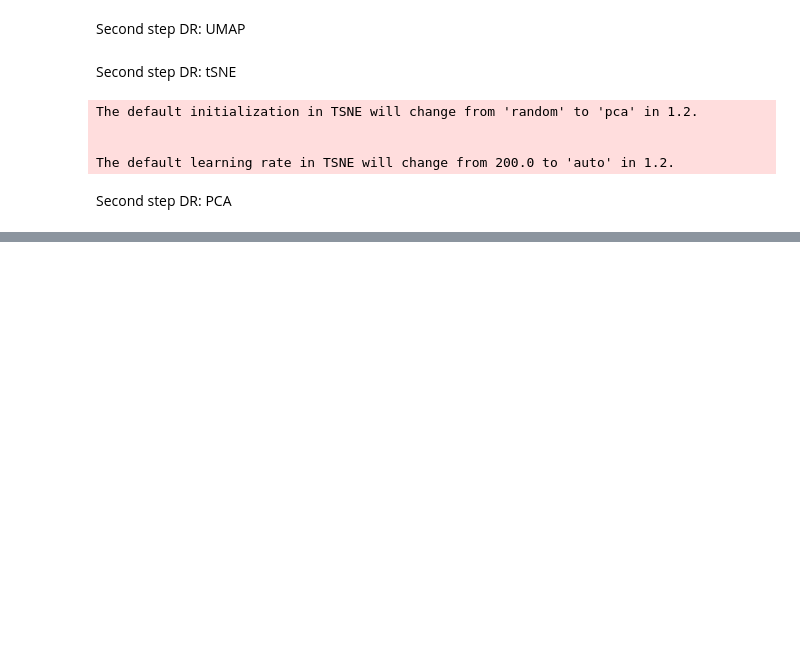
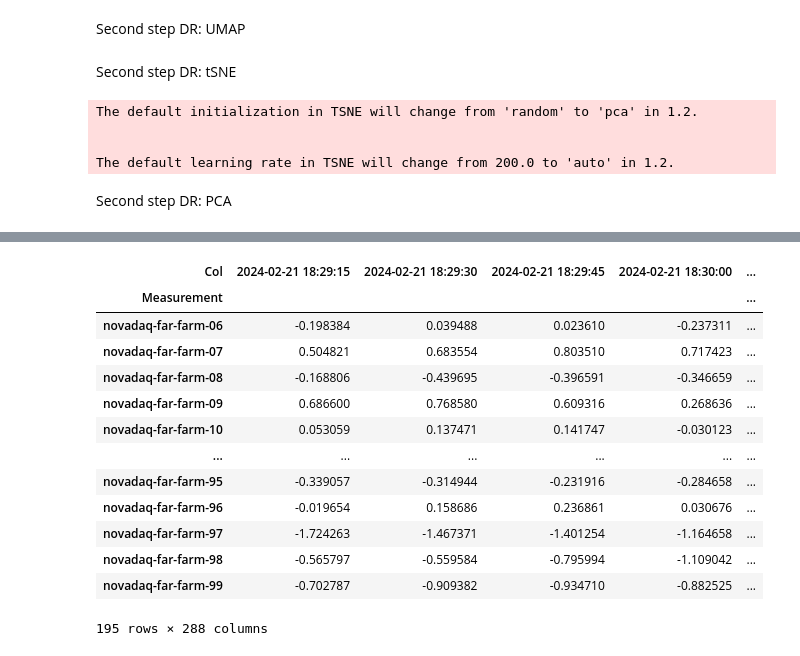
Before and after one commit to allisonaustin/cluster-vis, a Jupyter notebook: server/scripts/dr-features.ipynb, the cells around one changed output, grey strips where cells are left out. Cells and saved outputs as stored; diff of their text form; code cells hidden in the pictures; blank space fills up the shorter version.

```diff
--- a/server/scripts/dr-features.ipynb
+++ b/server/scripts/dr-features.ipynb
@@ -344,4 +297,21 @@ fig.update_layout(title="PCA Projection",
                   yaxis_title="PCA 2")
 
 fig.show()
+# %%
+df_pivot
+# %% [output]
+| Col | 2024-02-21 18:29:15 | 2024-02-21 18:29:30 | 2024-02-21 18:29:45 | 2024-02-21 18:30:00 | ... |
+| Measurement |  |  |  |  | ... |
+| novadaq-far-farm-06 | -0.198384 | 0.039488 | 0.023610 | -0.237311 | ... |
+| novadaq-far-farm-07 | 0.504821 | 0.683554 | 0.803510 | 0.717423 | ... |
+| novadaq-far-farm-08 | -0.168806 | -0.439695 | -0.396591 | -0.346659 | ... |
+| novadaq-far-farm-09 | 0.686600 | 0.768580 | 0.609316 | 0.268636 | ... |
+| novadaq-far-farm-10 | 0.053059 | 0.137471 | 0.141747 | -0.030123 | ... |
+| ... | ... | ... | ... | ... | ... |
+| novadaq-far-farm-95 | -0.339057 | -0.314944 | -0.231916 | -0.284658 | ... |
+| novadaq-far-farm-96 | -0.019654 | 0.158686 | 0.236861 | 0.030676 | ... |
+| novadaq-far-farm-97 | -1.724263 | -1.467371 | -1.401254 | -1.164658 | ... |
+| novadaq-far-farm-98 | -0.565797 | -0.559584 | -0.795994 | -1.109042 | ... |
+| novadaq-far-farm-99 | -0.702787 | -0.909382 | -0.934710 | -0.882525 | ... |
+195 rows × 288 columns
 # %%
```
Also changed, not shown: parts of 10 cells of this notebook, 8 other files.
